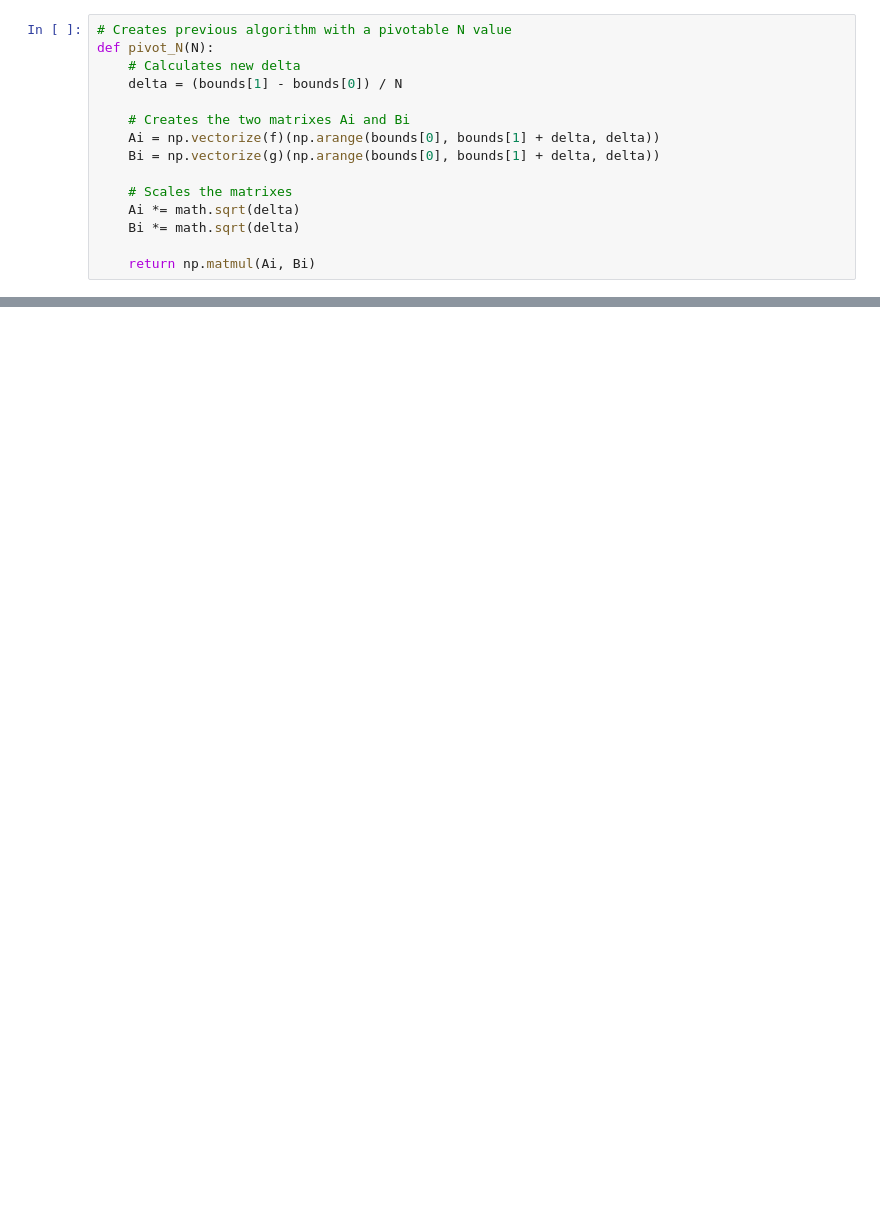
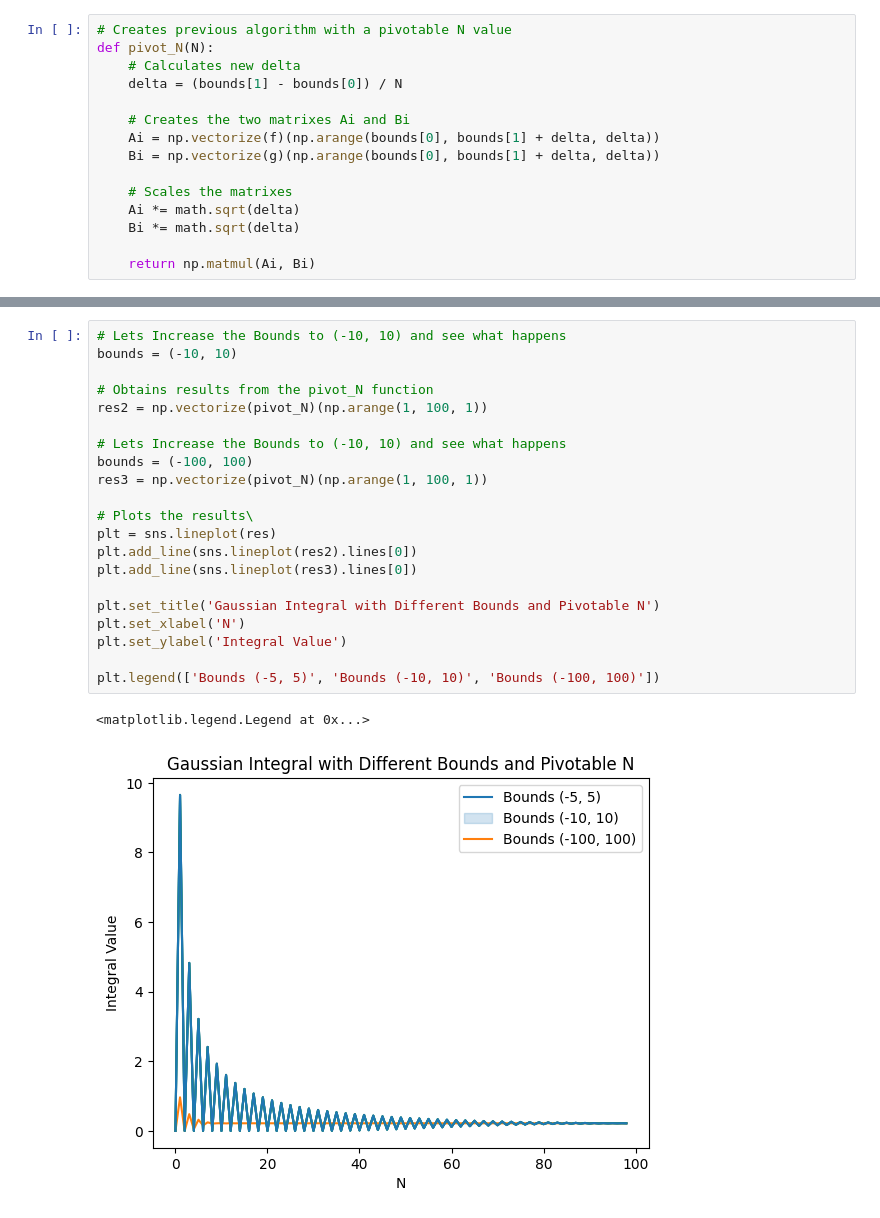
Before and after one commit to Tqkoyaki/Research, a Jupyter notebook: GaussianIntegral.ipynb, the cells around one changed output, grey strips where cells are left out. Drawn from its saved outputs; the diff is of its cells as text; blank space fills up the shorter version.

Commit message:
Added A Compairson of Bounds

```diff
--- a/GaussianIntegral.ipynb
+++ b/GaussianIntegral.ipynb
@@ -92,0 +92,24 @@ res[-1]
+# %%
+# Lets Increase the Bounds to (-10, 10) and see what happens
+bounds = (-10, 10)
+
+# Obtains results from the pivot_N function
+res2 = np.vectorize(pivot_N)(np.arange(1, 100, 1))
+
+# Lets Increase the Bounds to (-10, 10) and see what happens
+bounds = (-100, 100)
+res3 = np.vectorize(pivot_N)(np.arange(1, 100, 1))
+
+# Plots the results\
+plt = sns.lineplot(res)
+plt.add_line(sns.lineplot(res2).lines[0])
+plt.add_line(sns.lineplot(res3).lines[0])
+
+plt.set_title('Gaussian Integral with Different Bounds and Pivotable N')
+plt.set_xlabel('N')
+plt.set_ylabel('Integral Value')
+
+plt.legend(['Bounds (-5, 5)', 'Bounds (-10, 10)', 'Bounds (-100, 100)'])
+# %% [output]
+<matplotlib.legend.Legend at 0x...>
+[figure, added]
```
Also changed, not shown: parts of 4 cells of this notebook.
